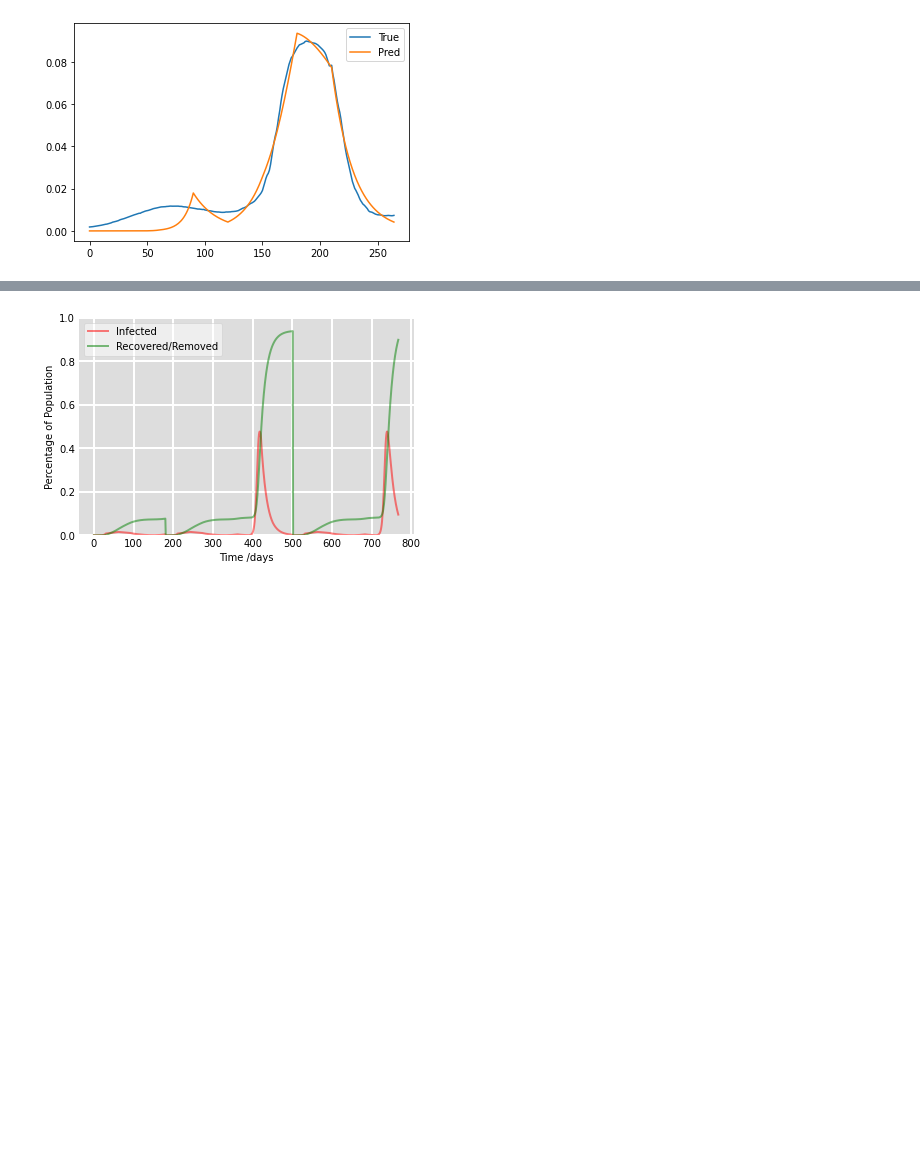
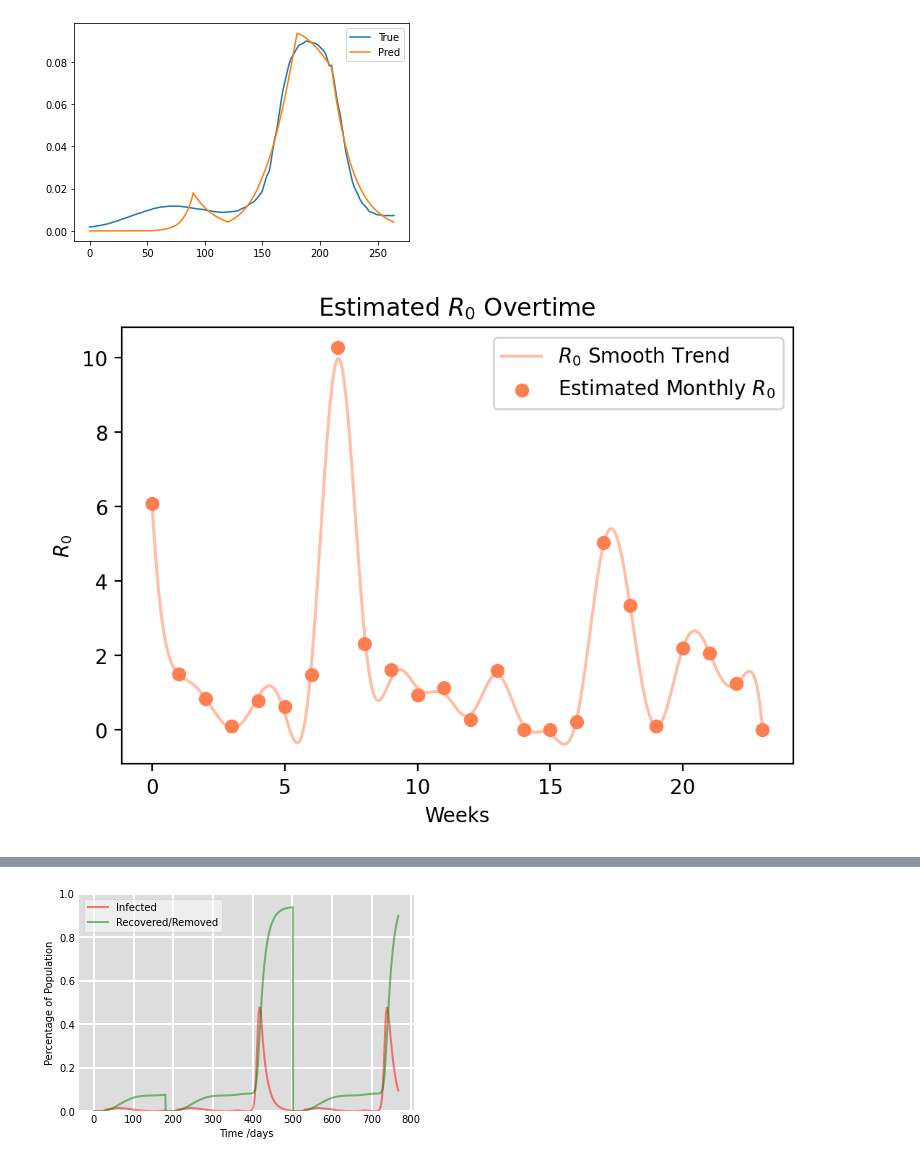
Before and after one commit to cywujeremy/dabp-pandemic-simulation, a Jupyter notebook: nbs/SIR_param_estimation.ipynb, the cells around one changed output, grey strips where cells are left out. Cells and saved outputs as stored; diff of their text form; code cells hidden in the pictures; blank space fills up the shorter version.

```diff
--- a/nbs/SIR_param_estimation.ipynb
+++ b/nbs/SIR_param_estimation.ipynb
@@ -190,3 +191,22 @@ S_p2, I_p2, R_p2 = loss_func(est_param_period_2, NJ_data[time_period[0] + time_p
 S = np.concatenate((S_p0, S_p1, S_p2))
 I = np.concatenate((I_p0, I_p1, I_p2))
 R = np.concatenate((R_p0, R_p1, R_p2))
+est_r0 = np.concatenate((est_r0_period_0, est_r0_period_1, est_r0_period_2))
+# %%
+from scipy.interpolate import UnivariateSpline
+
+spl = UnivariateSpline(list(range(len(est_r0))), est_r0, k=5)
+spl.set_smoothing_factor(0.5)
+full_period = np.linspace(0, 23, 2000)
+smoothed_est_r0 = spl(full_period)
+
+fig, ax = plt.subplots(dpi=200)
+ax.scatter(range(len(est_r0)), est_r0, color="coral", label="Estimated Monthly $R_0$")
+ax.plot(full_period, smoothed_est_r0, color="coral", label="$R_0$ Smooth Trend", alpha=0.5)
+plt.xlabel("Weeks")
+plt.ylabel("$R_0$")
+plt.title("Estimated $R_0$ Overtime")
+plt.legend()
+plt.show()
+# %% [output]
+[figure, added]
```
Also changed, not shown: parts of 3 cells of this notebook.
